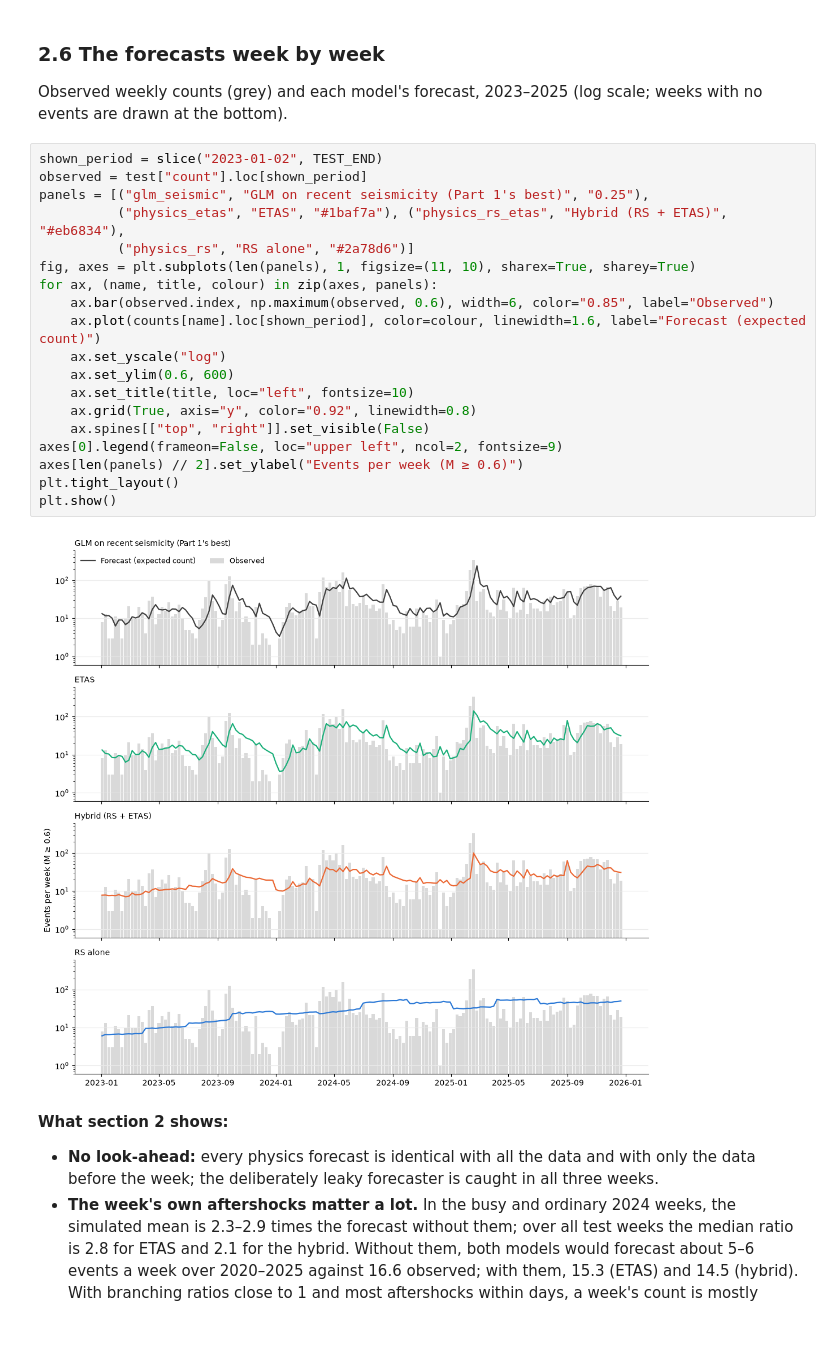
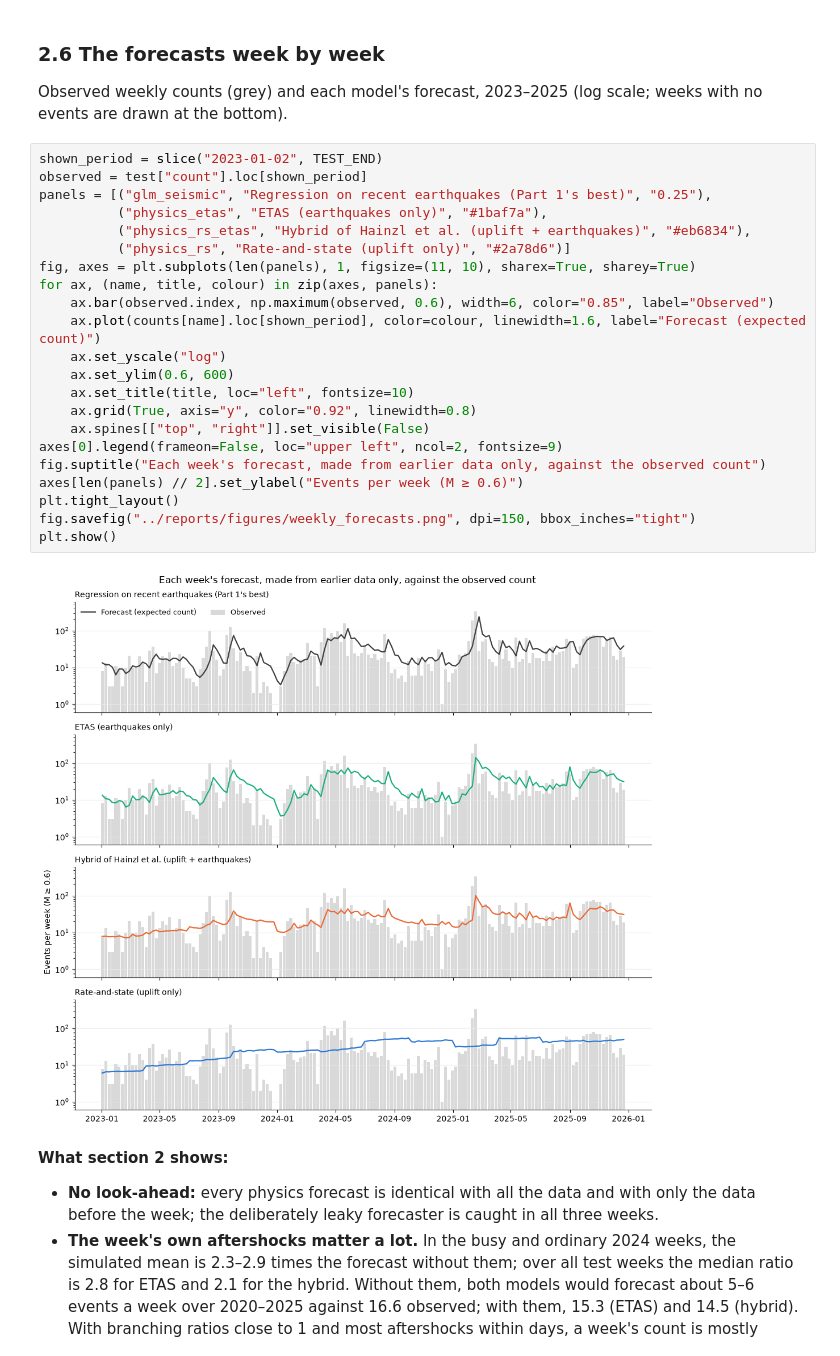
Before and after one commit to PatrickBolton/flegrei-seismicity, a Jupyter notebook: notebooks/06_physics_baselines.ipynb, the cells around one changed output. Saved outputs shown, nothing was run; the diff lists cells and outputs as text.

```diff
--- a/notebooks/06_physics_baselines.ipynb
+++ b/notebooks/06_physics_baselines.ipynb
@@ -570,24 +571,27 @@ Observed weekly counts (grey) and each model's forecast, 2023–2025 (log scale;
 # %%
 shown_period = slice("2023-01-02", TEST_END)
 observed = test["count"].loc[shown_period]
-panels = [("glm_seismic", "GLM on recent seismicity (Part 1's best)", "0.25"),
-          ("physics_etas", "ETAS", "#1baf7a"), ("physics_rs_etas", "Hybrid (RS + ETAS)", "#eb6834"),
-          ("physics_rs", "RS alone", "#2a78d6")]
+panels = [("glm_seismic", "Regression on recent earthquakes (Part 1's best)", "0.25"),
+          ("physics_etas", "ETAS (earthquakes only)", "#1baf7a"),
+          ("physics_rs_etas", "Hybrid of Hainzl et al. (uplift + earthquakes)", "#eb6834"),
+          ("physics_rs", "Rate-and-state (uplift only)", "#2a78d6")]
 fig, axes = plt.subplots(len(panels), 1, figsize=(11, 10), sharex=True, sharey=True)
 for ax, (name, title, colour) in zip(axes, panels):
     ax.bar(observed.index, np.maximum(observed, 0.6), width=6, color="0.85", label="Observed")
     ax.plot(counts[name].loc[shown_period], color=colour, linewidth=1.6, label="Forecast (expected count)")
     ax.set_yscale("log")
     ax.set_ylim(0.6, 600)
     ax.set_title(title, loc="left", fontsize=10)
     ax.grid(True, axis="y", color="0.92", linewidth=0.8)
     ax.spines[["top", "right"]].set_visible(False)
 axes[0].legend(frameon=False, loc="upper left", ncol=2, fontsize=9)
+fig.suptitle("Each week's forecast, made from earlier data only, against the observed count")
 axes[len(panels) // 2].set_ylabel("Events per week (M ≥ 0.6)")
 plt.tight_layout()
+fig.savefig("../reports/figures/weekly_forecasts.png", dpi=150, bbox_inches="tight")
 plt.show()
 # %% [output]
-[figure, old version]
+[figure, new version]
 # %% [markdown]
 **What section 2 shows:**
 
```
Also changed, not shown: parts of 2 cells of this notebook, 5 other files.
